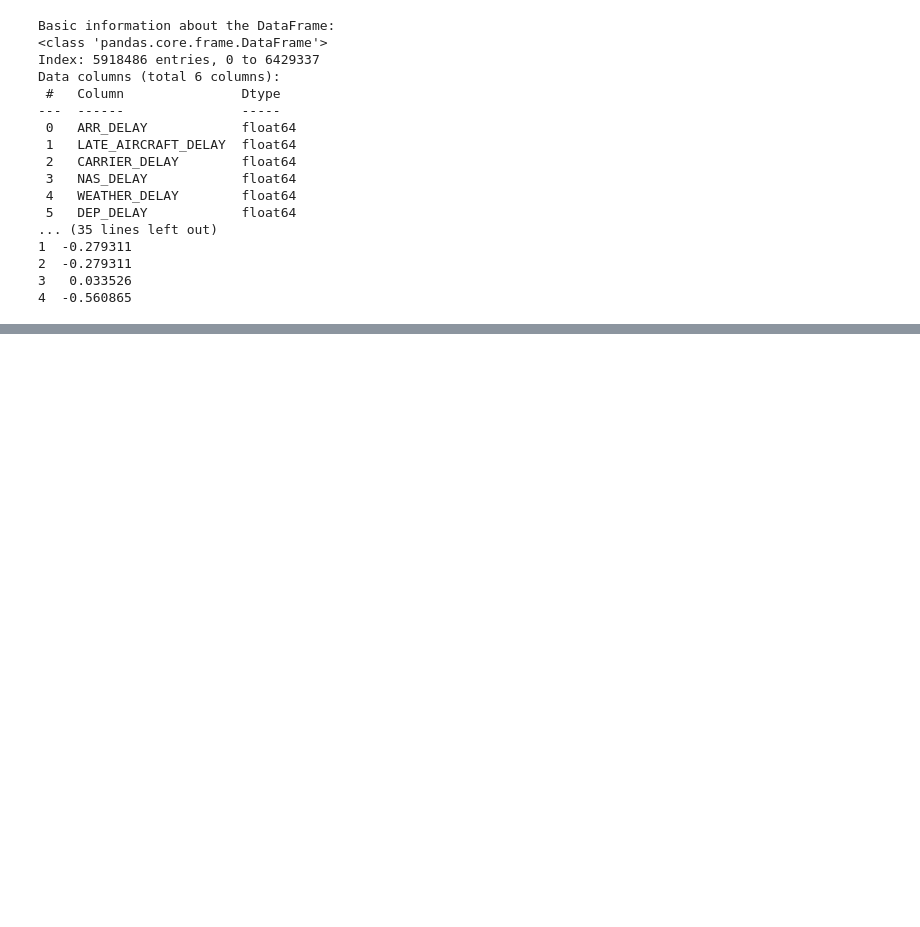
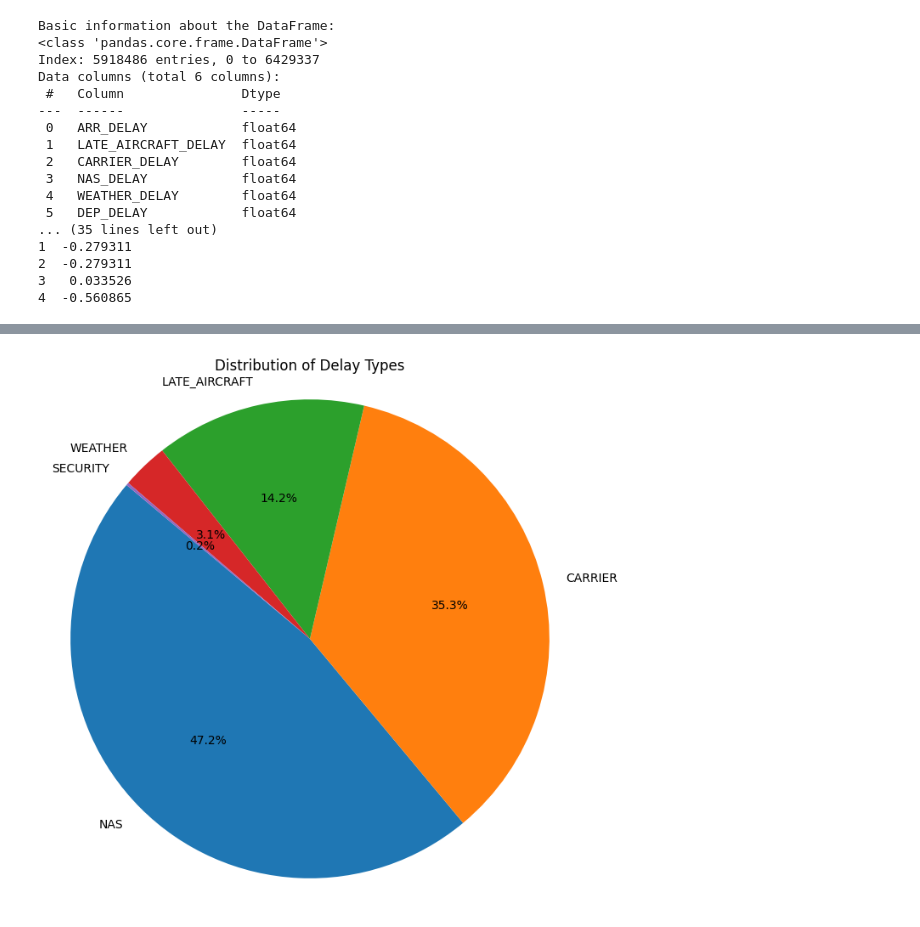
Before and after one commit to AleksandraBen/workshop-ai, a Jupyter notebook: project.ipynb, the cells around one changed output, grey strips where cells are left out. Saved outputs shown, nothing was run; the diff lists cells and outputs as text; code cells hidden in the pictures; blank space fills up the shorter version.

Commit message:
Adding distributions and piecharts

```diff
--- a/project.ipynb
+++ b/project.ipynb
@@ -159,3 +154,13 @@ Data columns (total 6 columns):
 2  -0.279311
 3   0.033526
 4  -0.560865
+# %%
+def display_piechart(counts, title):
+    plt.figure(figsize=(8, 8))
+    plt.pie(counts, labels=counts.index, autopct='%1.1f%%', startangle=140)
+    plt.title(title)
+    plt.axis('equal')
+    plt.show()
+# %%
+combined_df.drop('Unnamed: 27', axis = 1, inplace=True)
+combined_df.head()
@@ -161,0 +174,18 @@ Data columns (total 6 columns):
+# %%
+def get_delay_type(row):
+    if row['CARRIER_DELAY'] == 1:
+        return 'CARRIER'
+    elif row['WEATHER_DELAY'] == 1:
+        return 'WEATHER'
+    elif row['NAS_DELAY'] == 1:
+        return 'NAS'
+    elif row["SECURITY_DELAY"] == 1:
+        return 'SECURITY'
+    elif row['LATE_AIRCRAFT_DELAY'] ==1:
+        return 'LATE_AIRCRAFT'
+    else:
+        return None
+
+combined_df['DELAY_TYPE'] = combined_df.apply(get_delay_type, axis = 1)
+combined_df.drop(['CARRIER_DELAY', 'WEATHER_DELAY', 'NAS_DELAY', 'SECURITY_DELAY', 'LATE_AIRCRAFT_DELAY'], axis = 1, inplace = True)
+combined_df.head()
@@ -161,0 +199,8 @@ Data columns (total 6 columns):
+# %%
+import matplotlib.pyplot as plt
+
+delay_counts = combined_df['DELAY_TYPE'].value_counts()
+
+display_piechart(delay_counts,'Distribution of Delay Types')
+# %% [output]
+[figure, added]
```
Also changed, not shown: parts of 15 cells of this notebook.
